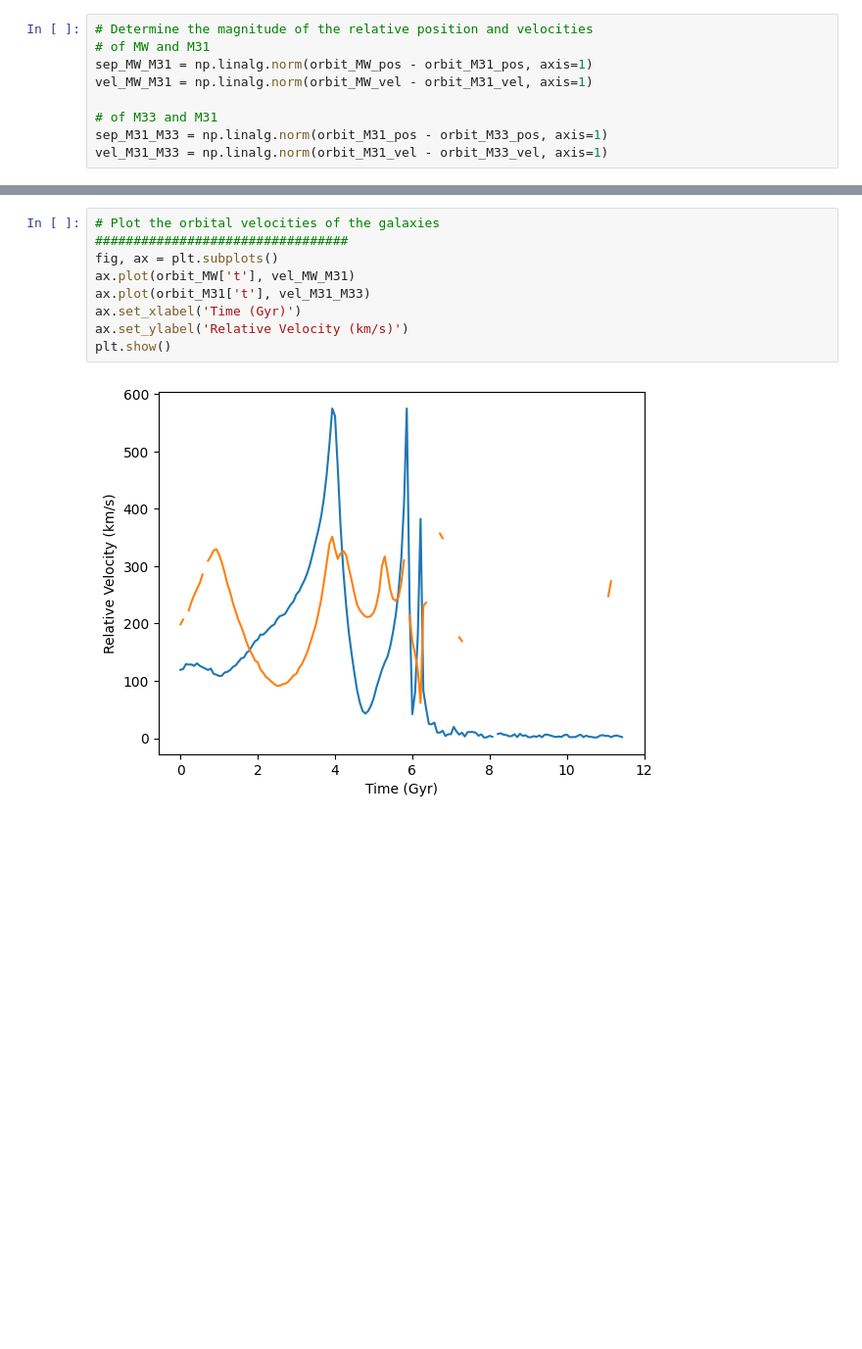
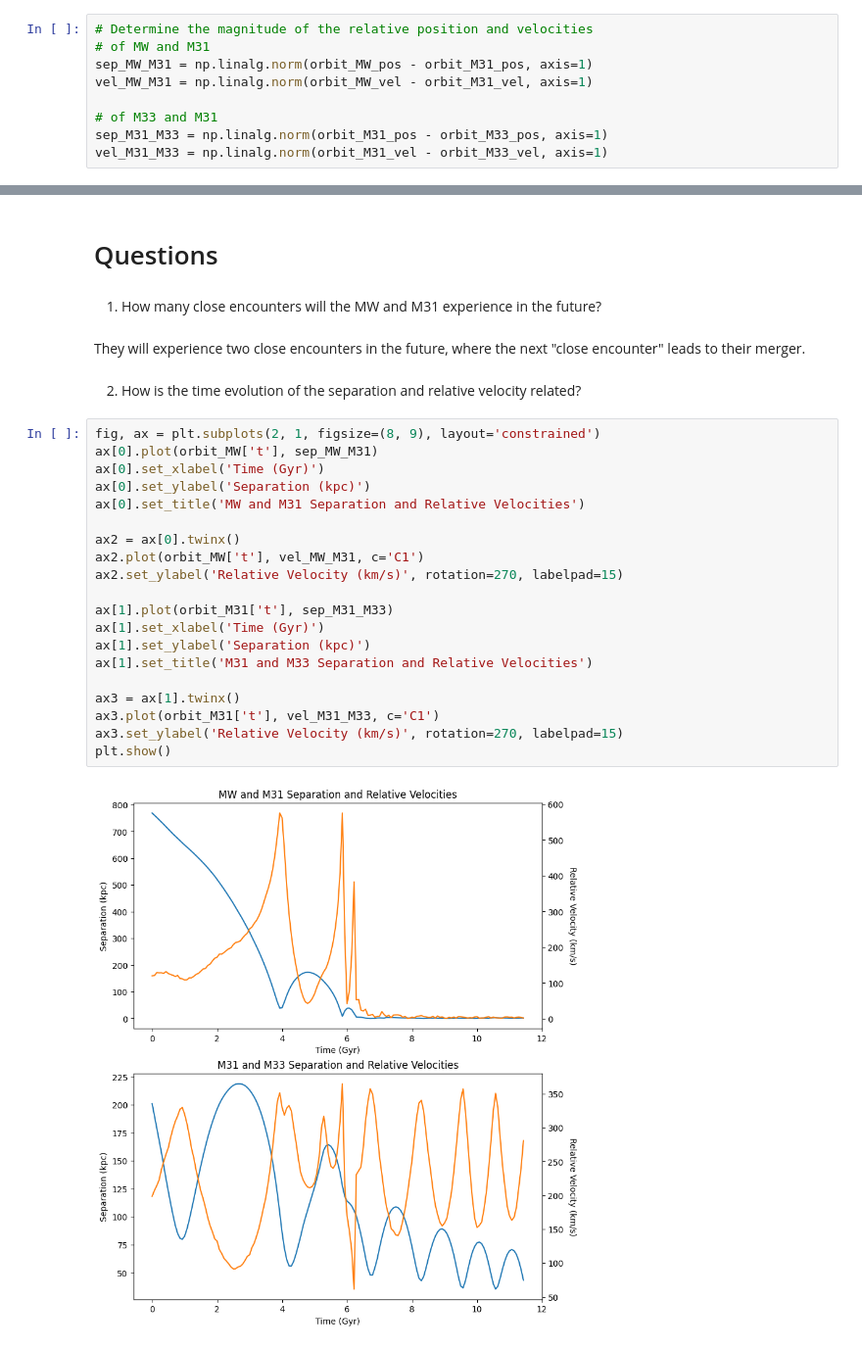
Before and after one commit to coltonq112358/ASTR400B, a Jupyter notebook: Homeworks/Homework6/OrbitCOM.ipynb, the cells around one changed output, grey strips where cells are left out. Shown at 98% size. Cells and saved outputs as stored; diff of their text form; blank space fills up the shorter version.

```diff
--- a/Homeworks/Homework6/OrbitCOM.ipynb
+++ b/Homeworks/Homework6/OrbitCOM.ipynb
@@ -133,11 +151,30 @@ plt.show()
-# %%
-# Plot the orbital velocities of the galaxies
-#################################
-fig, ax = plt.subplots()
-ax.plot(orbit_MW['t'], vel_MW_M31)
-ax.plot(orbit_M31['t'], vel_M31_M33)
-ax.set_xlabel('Time (Gyr)')
-ax.set_ylabel('Relative Velocity (km/s)')
-plt.show()
-# %% [output]
-[figure, removed]
+# %% [markdown]
+# Questions
+# %% [markdown]
+1. How many close encounters will the MW and M31 experience in the future?
+# %% [markdown]
+They will experience two close encounters in the future, where the next "close encounter" leads to their merger.
+# %% [markdown]
+2. How is the time evolution of the separation and relative velocity related?
+# %%
+fig, ax = plt.subplots(2, 1, figsize=(8, 9), layout='constrained')
+ax[0].plot(orbit_MW['t'], sep_MW_M31)
+ax[0].set_xlabel('Time (Gyr)')
+ax[0].set_ylabel('Separation (kpc)')
+ax[0].set_title('MW and M31 Separation and Relative Velocities')
+
+ax2 = ax[0].twinx()
+ax2.plot(orbit_MW['t'], vel_MW_M31, c='C1')
+ax2.set_ylabel('Relative Velocity (km/s)', rotation=270, labelpad=15)
+
+ax[1].plot(orbit_M31['t'], sep_M31_M33)
+ax[1].set_xlabel('Time (Gyr)')
+ax[1].set_ylabel('Separation (kpc)')
+ax[1].set_title('M31 and M33 Separation and Relative Velocities')
+
+ax3 = ax[1].twinx()
+ax3.plot(orbit_M31['t'], vel_M31_M33, c='C1')
+ax3.set_ylabel('Relative Velocity (km/s)', rotation=270, labelpad=15)
+plt.show()
+# %% [output]
+[figure, added]
```
Also changed, not shown: parts of 8 cells of this notebook, 5 other files.
